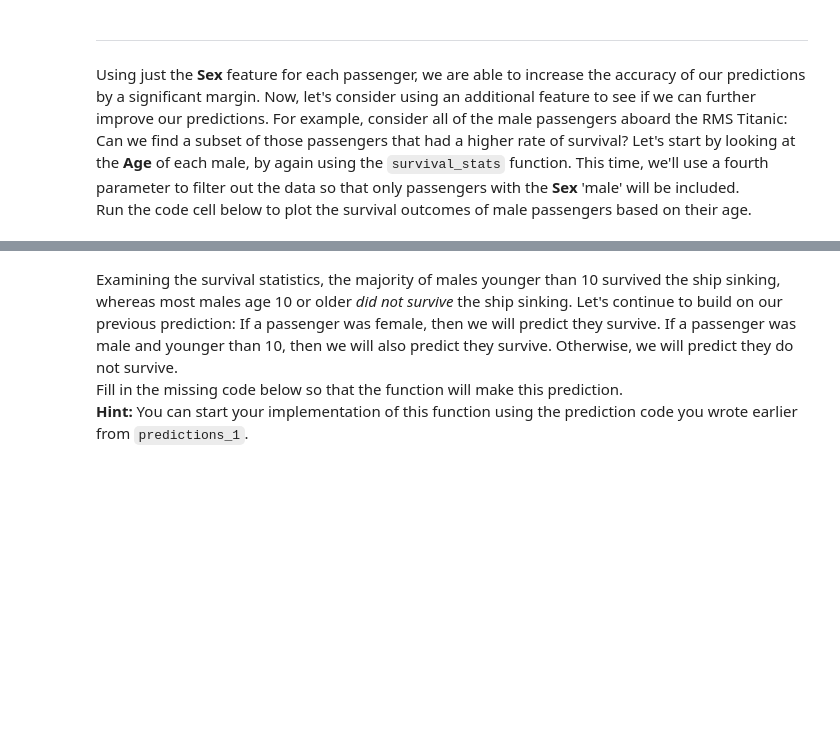
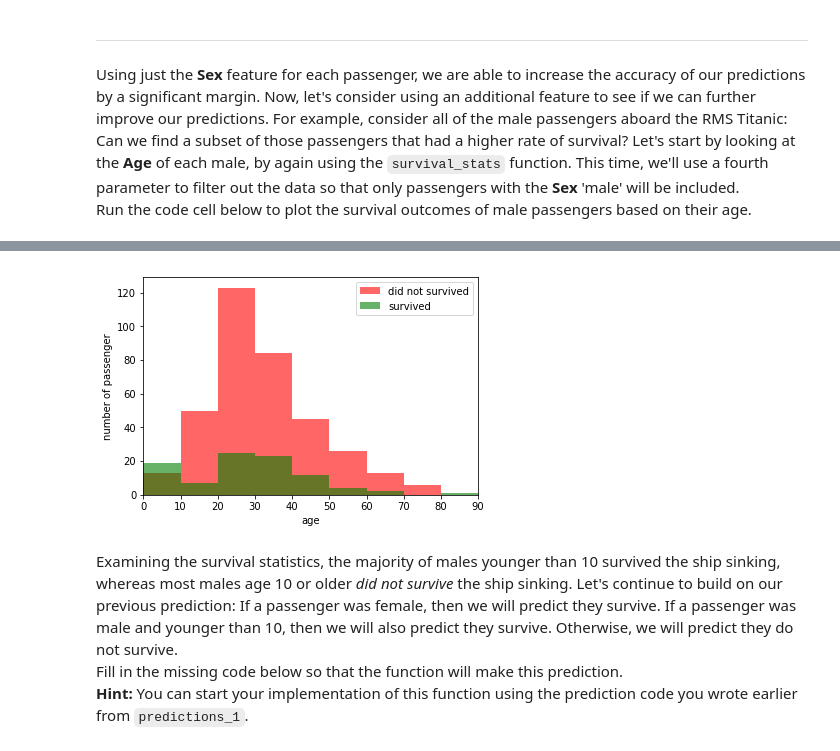
Before and after one commit to just-a-stone/machine-learning, a Jupyter notebook: projects/titanic_survival_exploration/titanic_survival_exploration.ipynb, the cells around one changed output, grey strips where cells are left out. Drawn from its saved outputs; the diff is of its cells as text; code cells hidden in the pictures; blank space fills up the shorter version.

```diff
--- a/projects/titanic_survival_exploration/titanic_survival_exploration.ipynb
+++ b/projects/titanic_survival_exploration/titanic_survival_exploration.ipynb
@@ -216,3 +232,36 @@ vs.survival_stats(data, outcomes, 'Age', ["Sex == 'male'"])
+# %%
+def plot_survived_stats2(data, outcomes, key, condition):
+    all_data = pd.concat([data, outcomes], axis=1)
+
+    # 筛选数据源
+    # ~   ndarray的取反
+    all_data = all_data[~np.isnan(all_data[key])]
+    all_data = all_data[all_data['Sex'] == 'male']
+
+    # 分类幸存者/非幸存者
+    nonsurv_vals = all_data[all_data['Survived'] == 0][key].reset_index(drop=True)
+    surv_vals = all_data[all_data['Survived'] == 1][key].reset_index(drop=True)
+
+    # 创建直方图区间
+    min_val = all_data[key].min()
+    max_val = all_data[key].max()
+
+    bins = np.linspace(0, max_val + 10, 10)
+
+    # 直方图绘制
+    plt.hist(nonsurv_vals, bins=bins, alpha=0.6, color='r', label='did not survived')
+    plt.hist(surv_vals, bins=bins, alpha=0.6, color='g', label='survived')
+
+    plt.xlim(0, bins.max())
+    plt.legend(framealpha=0.8)
+
+    plt.xlabel('age')
+    plt.ylabel('number of passenger')
+
+
+plot_survived_stats2(data, outcomes, 'Age', ["Sex == 'male'"])
+# %% [output]
+[figure, added]
 # %% [markdown]
 Examining the survival statistics, the majority of males younger than 10 survived the ship sinking, whereas most males age 10 or older *did not survive* the ship sinking. Let's continue to build on our previous prediction: If a passenger was female, then we will predict they survive. If a passenger was male and younger than 10, then we will also predict they survive. Otherwise, we will predict they do not survive.
 Fill in the missing code below so that the function will make this prediction.
```
Also changed, not shown: parts of 11 cells of this notebook, 1 other file.
